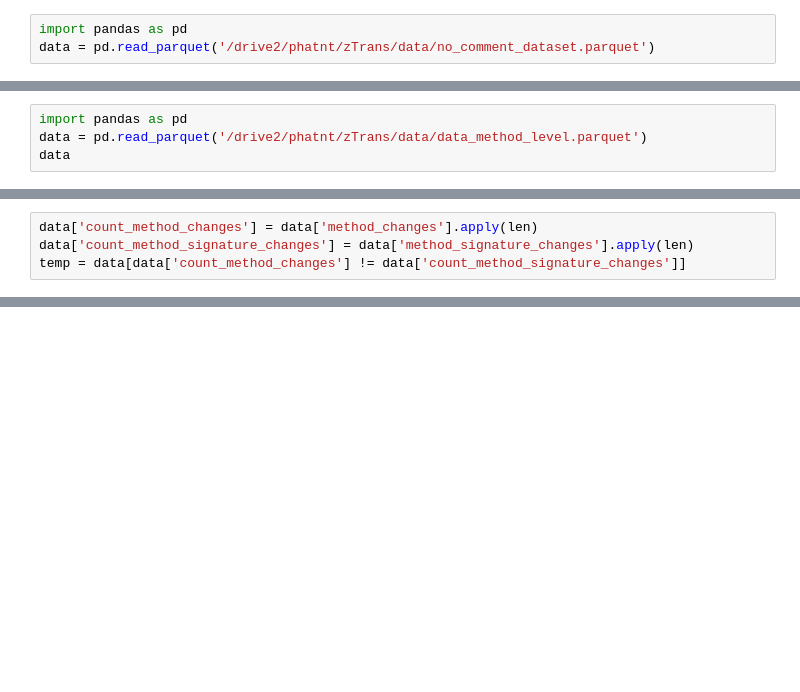
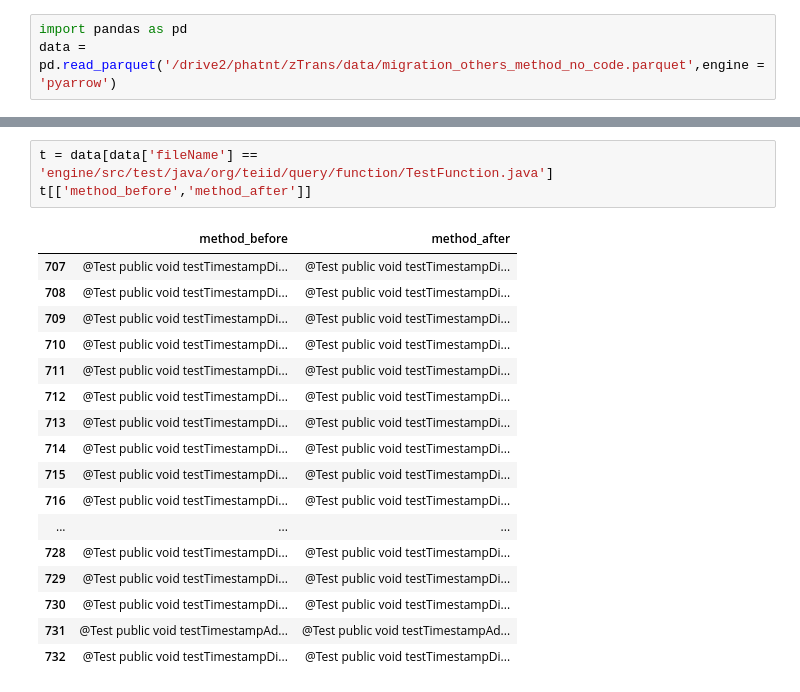
Before and after one commit to aqu4holic/zTrans, a Jupyter notebook: test_quoc.ipynb, the cells around one changed output, grey strips where cells are left out. Cells and saved outputs as stored; diff of their text form; blank space fills up the shorter version.

```diff
--- a/test_quoc.ipynb
+++ b/test_quoc.ipynb
@@ -1,3 +1,3 @@
 # %%
 import pandas as pd
-data = pd.read_parquet('/drive2/phatnt/zTrans/data/no_comment_dataset.parquet')
+data = pd.read_parquet('/drive2/phatnt/zTrans/data/migration_others_method_no_code.parquet',engine = 'pyarrow')
@@ -40,4 +3,0 @@ data.to_parquet('/drive2/phatnt/zTrans/data/data_method_level.parquet')
-# %%
-import pandas as pd
-data = pd.read_parquet('/drive2/phatnt/zTrans/data/data_method_level.parquet')
-data
@@ -132,4 +3,0 @@ data.
-# %%
-data['count_method_changes'] = data['method_changes'].apply(len)
-data['count_method_signature_changes'] = data['method_signature_changes'].apply(len)
-temp = data[data['count_method_changes'] != data['count_method_signature_changes']]
@@ -249,0 +75,21 @@ Phương thức bị thay đổi: {'rewriteModify'}
+# %%
+t = data[data['fileName'] == 'engine/src/test/java/org/teiid/query/function/TestFunction.java']
+t[['method_before','method_after']]
+# %% [output]
+|  | method_before | method_after |
+| 707 | @Test public void testTimestampDi... | @Test public void testTimestampDi... |
+| 708 | @Test public void testTimestampDi... | @Test public void testTimestampDi... |
+| 709 | @Test public void testTimestampDi... | @Test public void testTimestampDi... |
+| 710 | @Test public void testTimestampDi... | @Test public void testTimestampDi... |
+| 711 | @Test public void testTimestampDi... | @Test public void testTimestampDi... |
+| 712 | @Test public void testTimestampDi... | @Test public void testTimestampDi... |
+| 713 | @Test public void testTimestampDi... | @Test public void testTimestampDi... |
+| 714 | @Test public void testTimestampDi... | @Test public void testTimestampDi... |
+| 715 | @Test public void testTimestampDi... | @Test public void testTimestampDi... |
+| 716 | @Test public void testTimestampDi... | @Test public void testTimestampDi... |
+| ... | ... | ... |
+| 728 | @Test public void testTimestampDi... | @Test public void testTimestampDi... |
+| 729 | @Test public void testTimestampDi... | @Test public void testTimestampDi... |
+| 730 | @Test public void testTimestampDi... | @Test public void testTimestampDi... |
+| 731 | @Test public void testTimestampAd... | @Test public void testTimestampAd... |
+| 732 | @Test public void testTimestampDi... | @Test public void testTimestampDi... |
```
Also changed, not shown: parts of 15 cells of this notebook, 15 other files.
